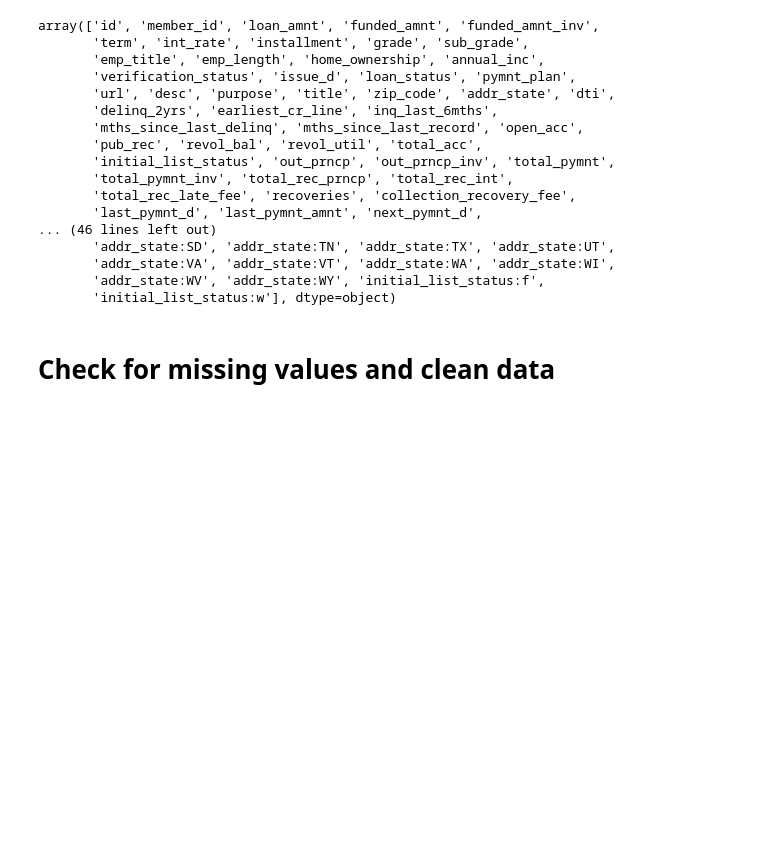
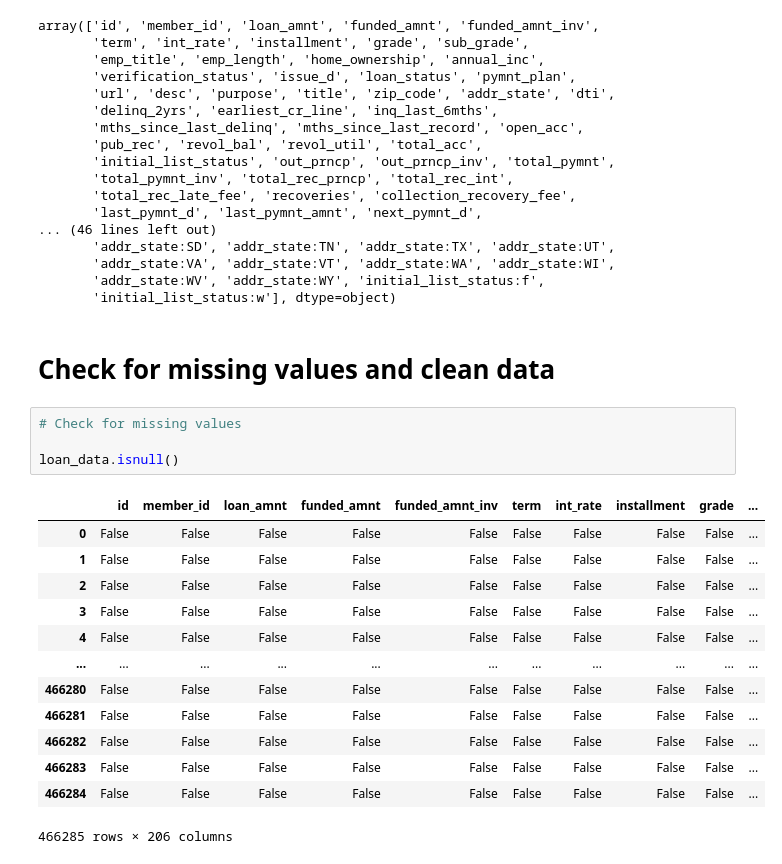
Before and after one commit to shruti-sriniv/Cred-Risk, a Jupyter notebook: Data Processing.ipynb, the cells around one changed output. Drawn from its saved outputs; the diff is of its cells as text; blank space fills up the shorter version.

```diff
--- a/Data Processing.ipynb
+++ b/Data Processing.ipynb
@@ -353,3 +353,21 @@ array(['id', 'member_id', 'loan_amnt', 'funded_amnt', 'funded_amnt_inv',
        'initial_list_status:w'], dtype=object)
 # %% [markdown]
 # Check for missing values and clean data
+# %%
+# Check for missing values
+
+loan_data.isnull()
+# %% [output]
+|  | id | member_id | loan_amnt | funded_amnt | funded_amnt_inv | term | int_rate | installment | grade | ... |
+| 0 | False | False | False | False | False | False | False | False | False | ... |
+| 1 | False | False | False | False | False | False | False | False | False | ... |
+| 2 | False | False | False | False | False | False | False | False | False | ... |
+| 3 | False | False | False | False | False | False | False | False | False | ... |
+| 4 | False | False | False | False | False | False | False | False | False | ... |
+| ... | ... | ... | ... | ... | ... | ... | ... | ... | ... | ... |
+| 466280 | False | False | False | False | False | False | False | False | False | ... |
+| 466281 | False | False | False | False | False | False | False | False | False | ... |
+| 466282 | False | False | False | False | False | False | False | False | False | ... |
+| 466283 | False | False | False | False | False | False | False | False | False | ... |
+| 466284 | False | False | False | False | False | False | False | False | False | ... |
+466285 rows × 206 columns
```
Also changed, not shown: parts of 8 cells of this notebook.
